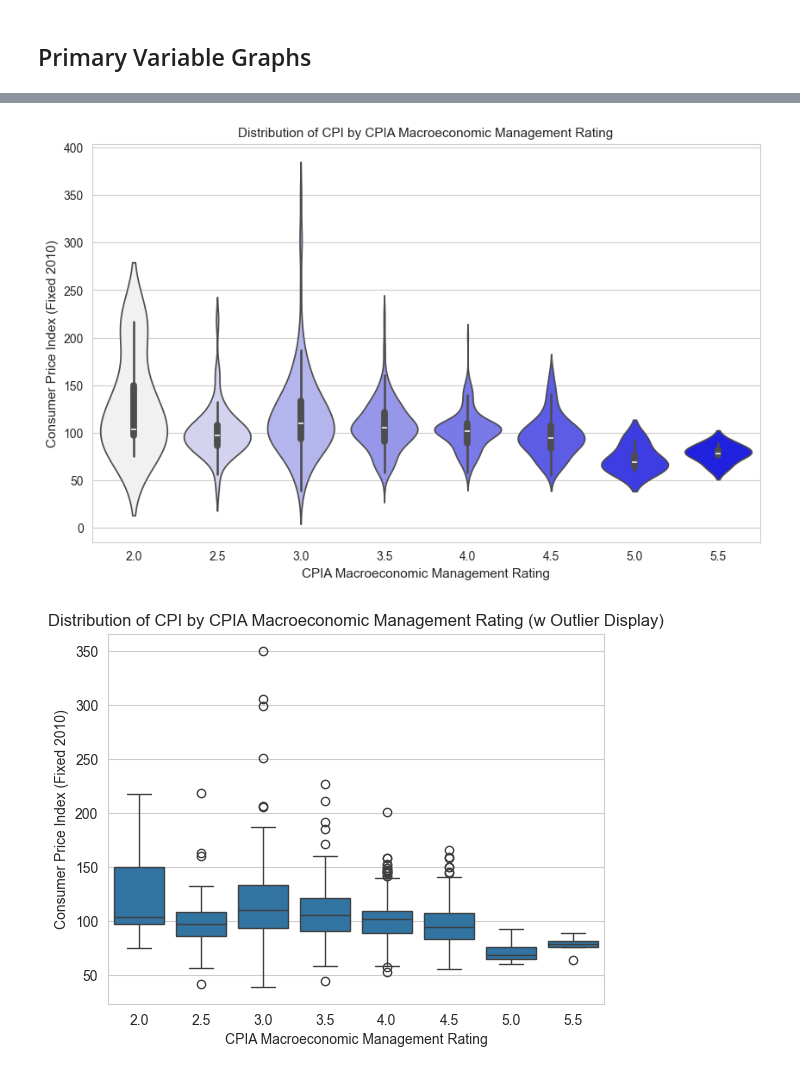
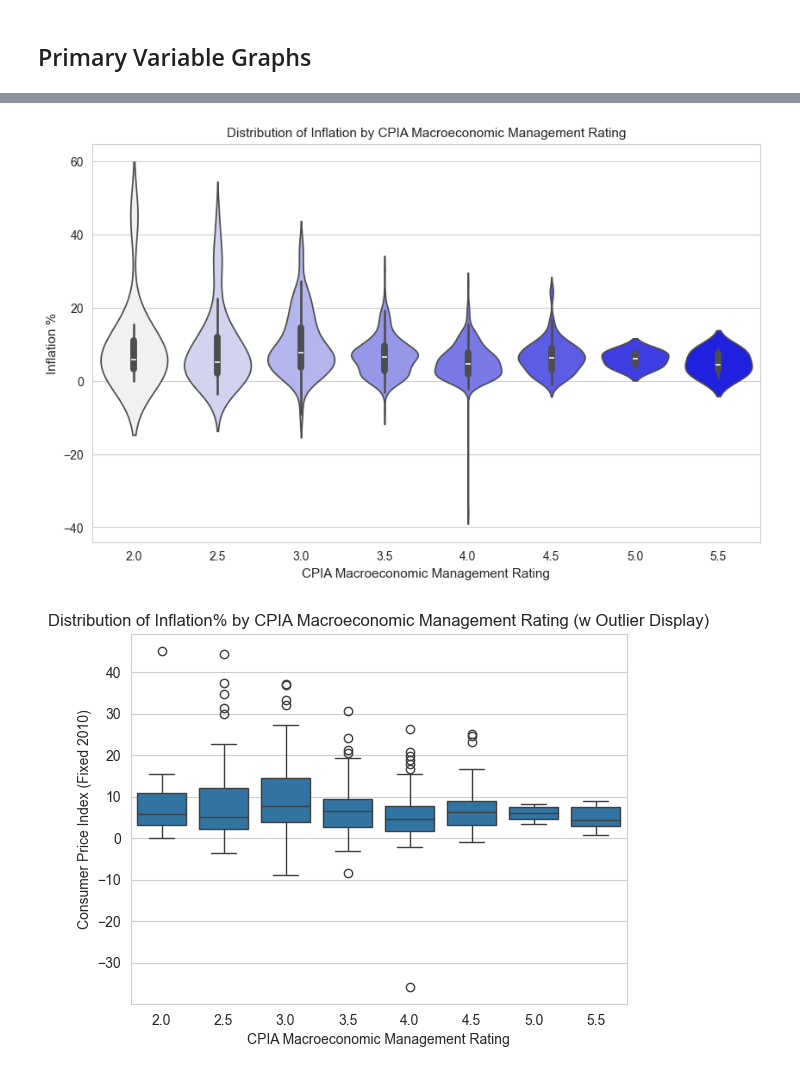
Before and after one commit to JoeyRussoniello/the-nexus-of-macroeconomic-policy-on-inflation, a Jupyter notebook: Python/python_visuals.ipynb, the cells around one changed output, grey strips where cells are left out. Saved outputs shown, nothing was run; the diff lists cells and outputs as text; code cells hidden in the pictures.

```diff
--- a/Python/python_visuals.ipynb
+++ b/Python/python_visuals.ipynb
@@ -46,13 +44,12 @@ heatmap(cov,"Covariance Matrix",annot=False)
 # %%
 #'CPIAmacroeconomicmanagementra'
 #'Consumerpriceindex2010100'
-df.rename({
+renamed = df.rename({
     'cpia_macro_rating':'EconManagement',
-    'cpi':'CPI'
+    'cp_inflation_perc':'Inflation%'
     },
-    axis=1,
-    inplace=True)
-filtered = df[df['EconManagement'] >= 2]
+    axis=1)
+filtered = renamed[renamed['EconManagement'] >= 2]
 # %%
 FONT_SIZE = 11
 # %%
@@ -70,25 +67,25 @@ plt.show()
 plt.figure(figsize=(10,6))
 sns.set_palette('light:b')
 sns.set_style("whitegrid")
-sns.violinplot(filtered,x='EconManagement',y='CPI',hue='EconManagement',legend=False,palette='light:b')
-plt.title("Distribution of CPI by CPIA Macroeconomic Management Rating",fontsize=FONT_SIZE)
+sns.violinplot(filtered,x='EconManagement',y='Inflation%',hue='EconManagement',legend=False,palette='light:b')
+plt.title("Distribution of Inflation by CPIA Macroeconomic Management Rating",fontsize=FONT_SIZE)
 plt.xlabel("CPIA Macroeconomic Management Rating",fontsize=FONT_SIZE)
-plt.ylabel("Consumer Price Index (Fixed 2010)", fontsize=FONT_SIZE)
+plt.ylabel("Inflation %", fontsize=FONT_SIZE)
 plt.show()
 # %% [output]
-[figure, old version]
+[figure, new version]
 # %%
 sns.set_palette('tab10')
 sns.set_style('whitegrid')
-sns.boxplot(filtered,x='EconManagement',y='CPI')
+sns.boxplot(filtered,x='EconManagement',y='Inflation%')
 
 
-plt.title("Distribution of CPI by CPIA Macroeconomic Management Rating (w Outlier Display)")
+plt.title("Distribution of Inflation% by CPIA Macroeconomic Management Rating (w Outlier Display)")
 plt.xlabel("CPIA Macroeconomic Management Rating")
 plt.ylabel("Consumer Price Index (Fixed 2010)")
 plt.show()
 # %% [output]
-[figure, old version]
+[figure, new version]
 # %%
 sns.barplot(data=filtered,
             x='EconManagement',
```
Also changed, not shown: parts of 4 cells of this notebook, 11 other files.
